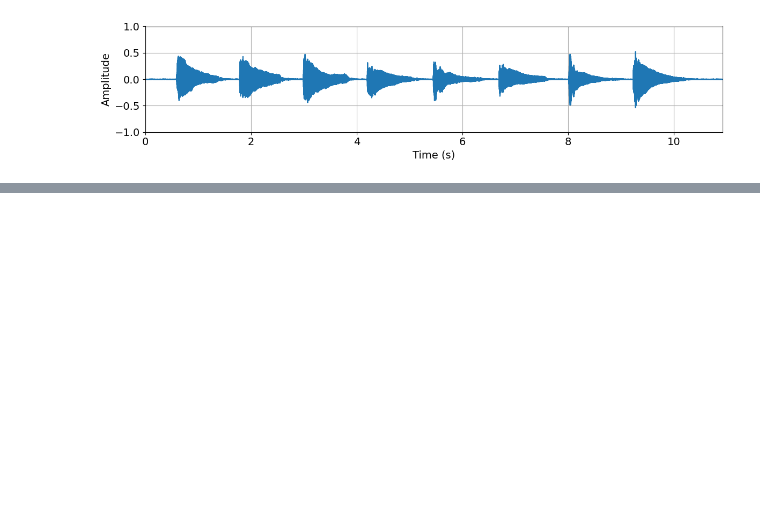
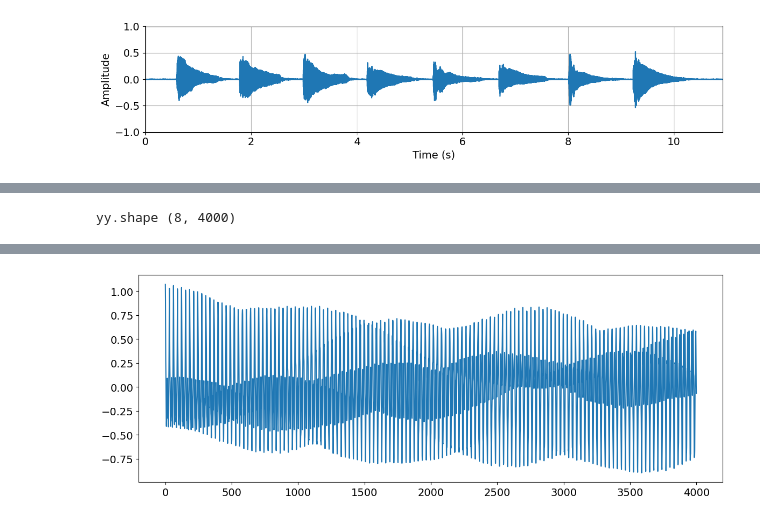
Before and after one commit to polito-EAD-2026/EAD26-U04.analisi-audio-frequenza, a Jupyter notebook: EAD26-U04.analisi-audio-frequenza-pt1.ipynb, the cells around one changed output, grey strips where cells are left out. Cells and saved outputs as stored; diff of their text form; code cells hidden in the pictures; blank space fills up the shorter version.

```diff
--- a/EAD26-U04.analisi-audio-frequenza-pt1.ipynb
+++ b/EAD26-U04.analisi-audio-frequenza-pt1.ipynb
@@ -538,0 +622,32 @@ plot_vs_time(y,t)
+# %%
+# SINTESI
+
+
+# frequency, amplitude (dB / relative)
+piano_comp = [ (262, -8.1), (523, -7.8), (787, -24.1), (1049, -21.6), (1344, -44), (1578, -20.6), (1845, -32.3) ]
+trumpet_comp = [ (262, -30.3), (523, -23.5), (787, -18.9), (1049, -15.9), (1344, -20.7), (1578, -16.3), (1845, -20.8) ]
+
+# for fc in piano_comp:
+#  gen_cos_(dur=1, Fs=100, amp=1, freq=2, phase=0):
+
+Fs = 8000
+dur = .5
+ph = 0
+
+plt.figure(figsize=(14,5))
+yy = np.zeros(int(Fs*dur))
+for fc in piano_comp:
+  a = 10**(fc[1]/20)
+  f = fc[0]
+  y, t = gen_cos(amp=a, freq=f, phase=ph, dur=dur, Fs=Fs)
+  yy = np.vstack((yy,y))
+
+print('yy.shape', yy.shape)
+
+plt.plot(np.sum(yy, axis=0))
+
+np.sum(yy, axis=0).shape
+
+ipd.display(ipd.Audio(yy, rate=Fs))
+# %% [output]
+yy.shape (8, 4000)
@@ -538,0 +655 @@ plot_vs_time(y,t)
+[figure, added]
```
Also changed, not shown: parts of 13 cells of this notebook.
